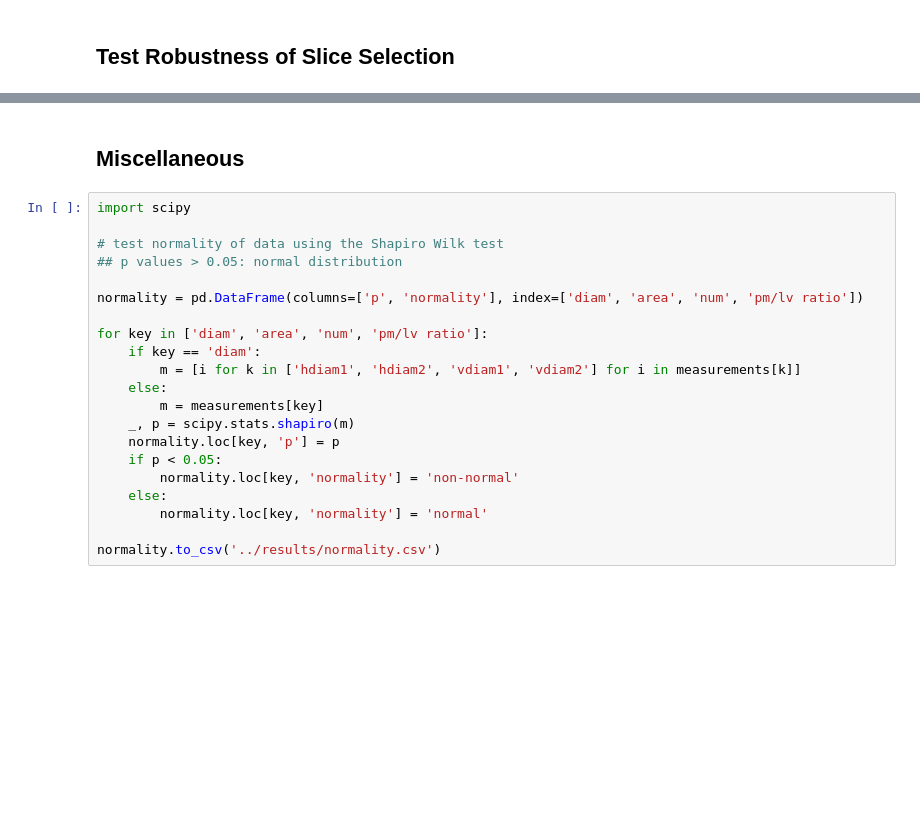
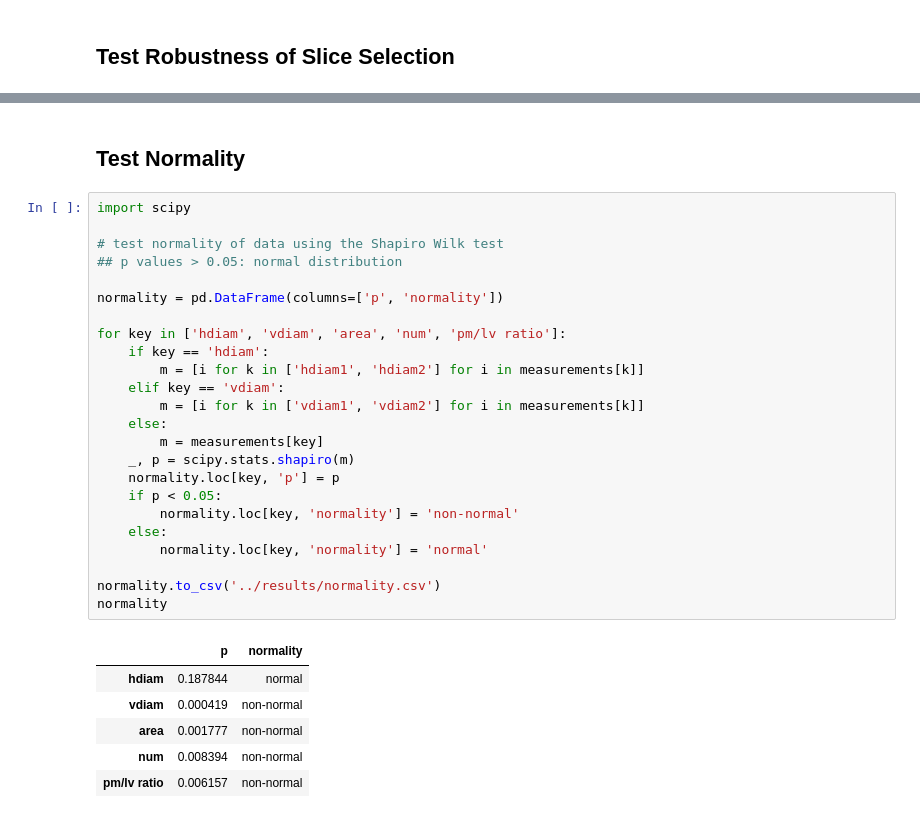
Before and after one commit to m-schuettler/Fabry_Cardiac_Quantification, a Jupyter notebook: code_local/lc_quantification.ipynb, the cells around one changed output, grey strips where cells are left out. Cells and saved outputs as stored; diff of their text form; blank space fills up the shorter version.

```diff
--- a/code_local/lc_quantification.ipynb
+++ b/code_local/lc_quantification.ipynb
@@ -292,23 +306,33 @@ selected_slices: [[7, 24], [6, 24], [5, 12], [5, 24], [6, 24], [6, 4], [5, 5], [
-# %% [markdown]
-## Miscellaneous
+# %% [markdown]
+## Test Normality
 # %%
 import scipy
 
 # test normality of data using the Shapiro Wilk test
 ## p values > 0.05: normal distribution
 
-normality = pd.DataFrame(columns=['p', 'normality'], index=['diam', 'area', 'num', 'pm/lv ratio'])
+normality = pd.DataFrame(columns=['p', 'normality'])
 
-for key in ['diam', 'area', 'num', 'pm/lv ratio']:
-    if key == 'diam':
-        m = [i for k in ['hdiam1', 'hdiam2', 'vdiam1', 'vdiam2'] for i in measurements[k]]
+for key in ['hdiam', 'vdiam', 'area', 'num', 'pm/lv ratio']:
+    if key == 'hdiam':
+        m = [i for k in ['hdiam1', 'hdiam2'] for i in measurements[k]]
+    elif key == 'vdiam':
+        m = [i for k in ['vdiam1', 'vdiam2'] for i in measurements[k]]
     else:
         m = measurements[key]
     _, p = scipy.stats.shapiro(m)
     normality.loc[key, 'p'] = p
     if p < 0.05:
         normality.loc[key, 'normality'] = 'non-normal'
     else:
         normality.loc[key, 'normality'] = 'normal'
 
 normality.to_csv('../results/normality.csv')
+normality
+# %% [output]
+|  | p | normality |
+| hdiam | 0.187844 | normal |
+| vdiam | 0.000419 | non-normal |
+| area | 0.001777 | non-normal |
+| num | 0.008394 | non-normal |
+| pm/lv ratio | 0.006157 | non-normal |
```
Also changed, not shown: parts of 7 cells of this notebook, 6 other files.
